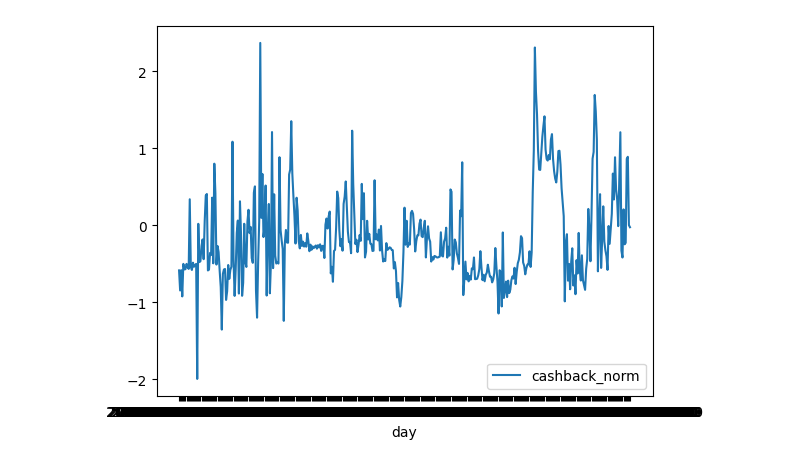
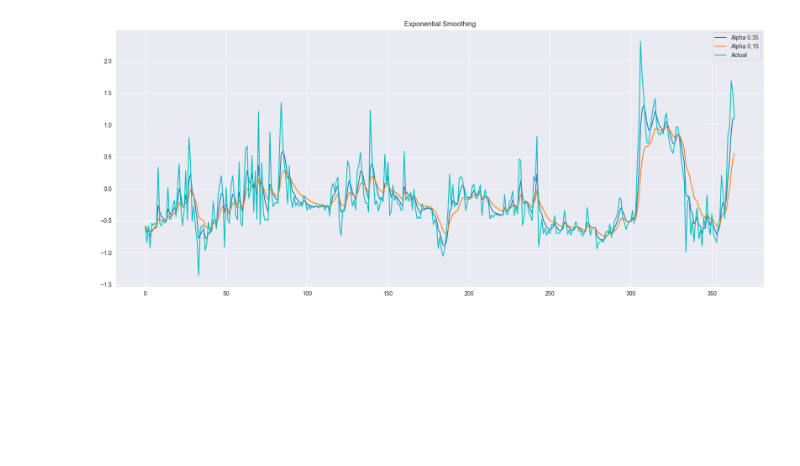
Before and after one commit to Merzlikin-Matvey/hackathon, a Jupyter notebook: creating_time_series.ipynb, the cells around one changed output. Cells and saved outputs as stored; diff of their text form; code cells hidden in the pictures; blank space fills up the shorter version.

Commit message:
Экспоненциальное сглаживание и фикс создания временных рядов

```diff
--- a/creating_time_series.ipynb
+++ b/creating_time_series.ipynb
@@ -25,7 +40,23 @@ def make_series(df, category):
+# %%
+# Экспоненциальное сглаживание
+def exponential_smoothing(series, alpha):
+    result = [series[0]]
+    for n in range(1, len(series)):
+        result.append(alpha * series[n] + (1 - alpha) * result[n - 1])
+    return result
 # %%
-new_df = make_series(df, 'Бакалейные магазины, супермаркеты')
+series = make_series(df, 'Бакалейные магазины, супермаркеты')
 
-sns.lineplot(data=new_df)
-plt.show()
+
+plt.figure(figsize=(20, 8))
+for alpha in [0.35, 0.15]:
+    plt.plot(
+        exponential_smoothing(series , alpha), label="Alpha {}".format(alpha)
+    )
+plt.plot(series , "c", label="Actual")
+plt.legend(loc="best")
+plt.axis("tight")
+plt.title("Exponential Smoothing")
+plt.grid(True)
 # %% [output]
-[figure, old version]
+[figure, new version]
```
Also changed, not shown: parts of 2 cells of this notebook, 4 other files.
